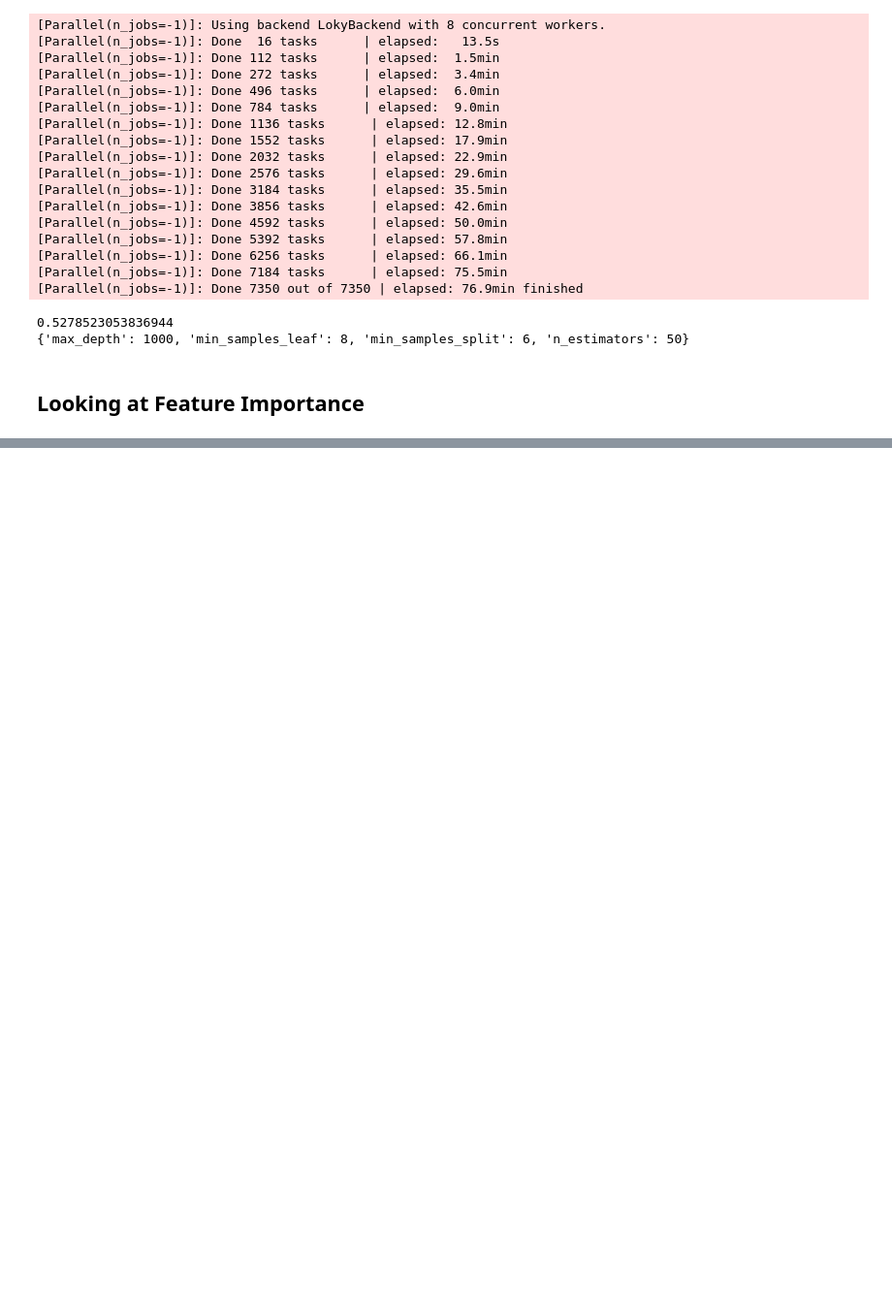
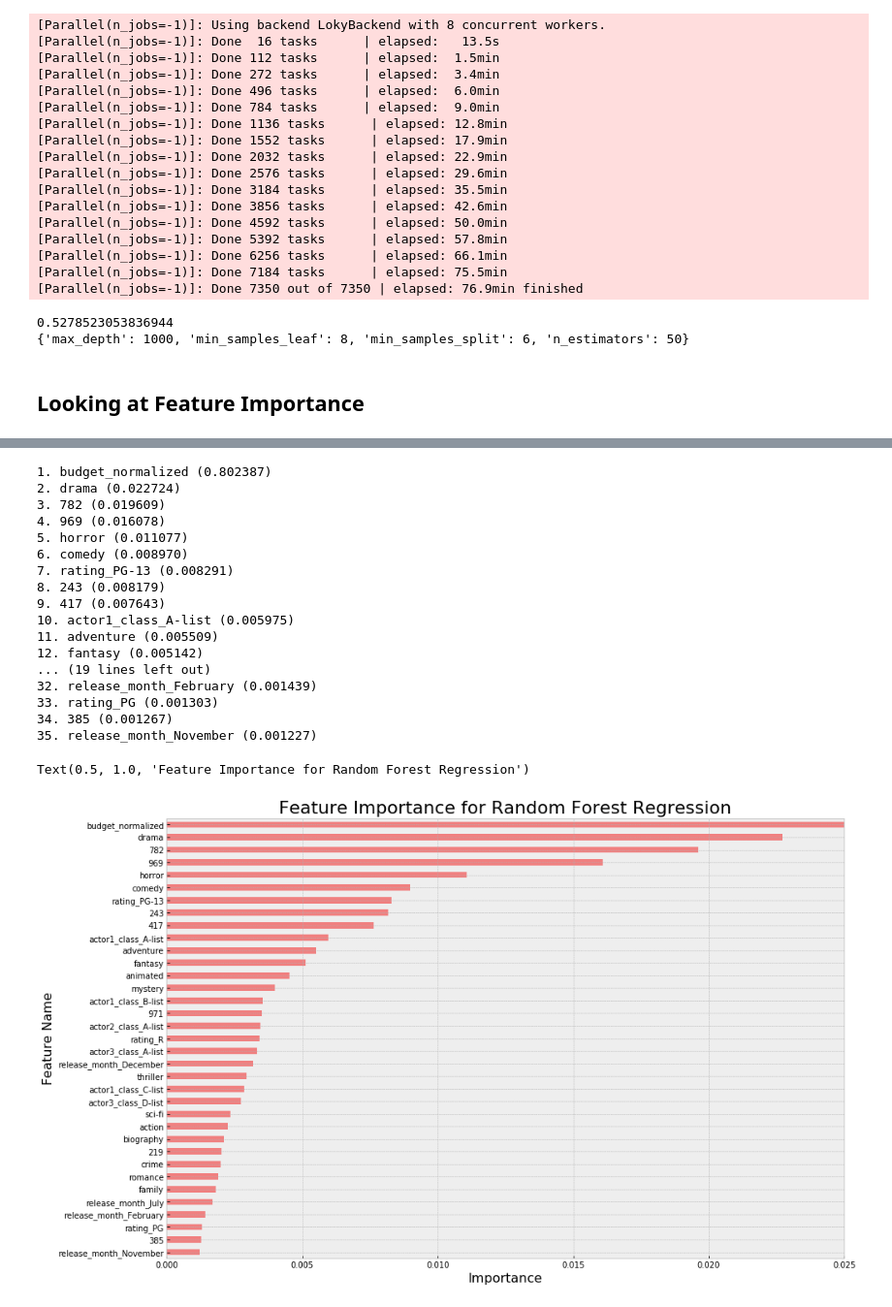
Before and after one commit to Tyler-Owen-Morris/film-revenue-predictor, a Jupyter notebook: src/Feature_Engineering_&_Modeling.ipynb, the cells around one changed output, grey strips where cells are left out. Shown at 97% size. Drawn from its saved outputs; the diff is of its cells as text; code cells hidden in the pictures; blank space fills up the shorter version.

```diff
--- a/src/Feature_Engineering_&_Modeling.ipynb
+++ b/src/Feature_Engineering_&_Modeling.ipynb
@@ -439,0 +482,41 @@ NameError: name 'xgb_model' is not defined
+# %%
+importances = rf_model.feature_importances_
+indices = np.argsort(importances)[::-1]
+features = list(X.columns[indices])
+
+for f in range(n):
+    print("%d. %s (%f)" % (f + 1, features[f], importances[indices[f]]))
+
+
+fig, ax = plt.subplots()
+
+feat_importances_rf = pd.Series(rf_model.feature_importances_, index=X.columns)
+feat_importances_rf.nlargest(35).plot(kind='barh', figsize=(15,10), ax=ax,color='lightcoral')
+
+ax.invert_yaxis()
+ax.set_xlim([0, .025])
+ax.set_xlabel("Importance", fontsize=16)
+ax.set_ylabel("Feature Name", fontsize=16)
+ax.set_title("Feature Importance for Random Forest Regression", fontsize=22)
+
+#plt.savefig('../img/FeatureImportance-barh_rf2.png')
+# %% [output]
+1. budget_normalized (0.802387)
+2. drama (0.022724)
+3. 782 (0.019609)
+4. 969 (0.016078)
+5. horror (0.011077)
+6. comedy (0.008970)
+7. rating_PG-13 (0.008291)
+8. 243 (0.008179)
+9. 417 (0.007643)
+10. actor1_class_A-list (0.005975)
+11. adventure (0.005509)
+12. fantasy (0.005142)
+... (19 lines left out)
+32. release_month_February (0.001439)
+33. rating_PG (0.001303)
+34. 385 (0.001267)
+35. release_month_November (0.001227)
+Text(0.5, 1.0, 'Feature Importance for Random Forest Regression')
+[figure, added]
```
Also changed, not shown: parts of 13 cells of this notebook, 4 other files.
